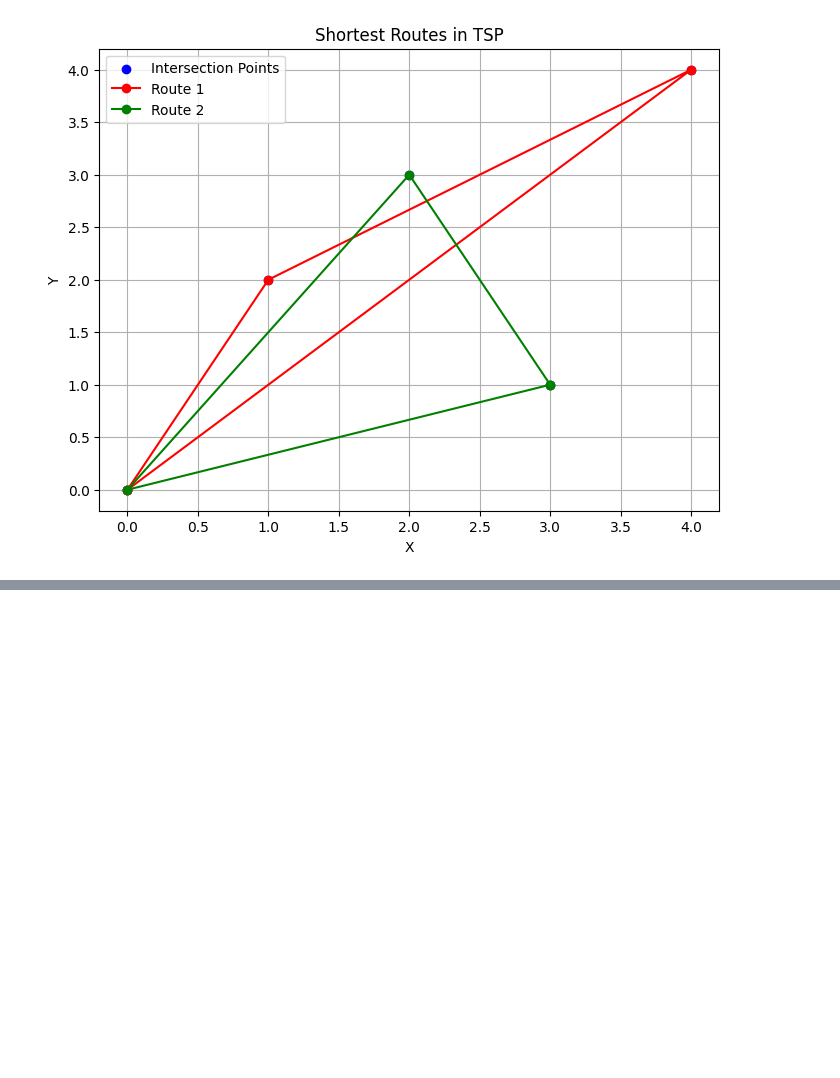
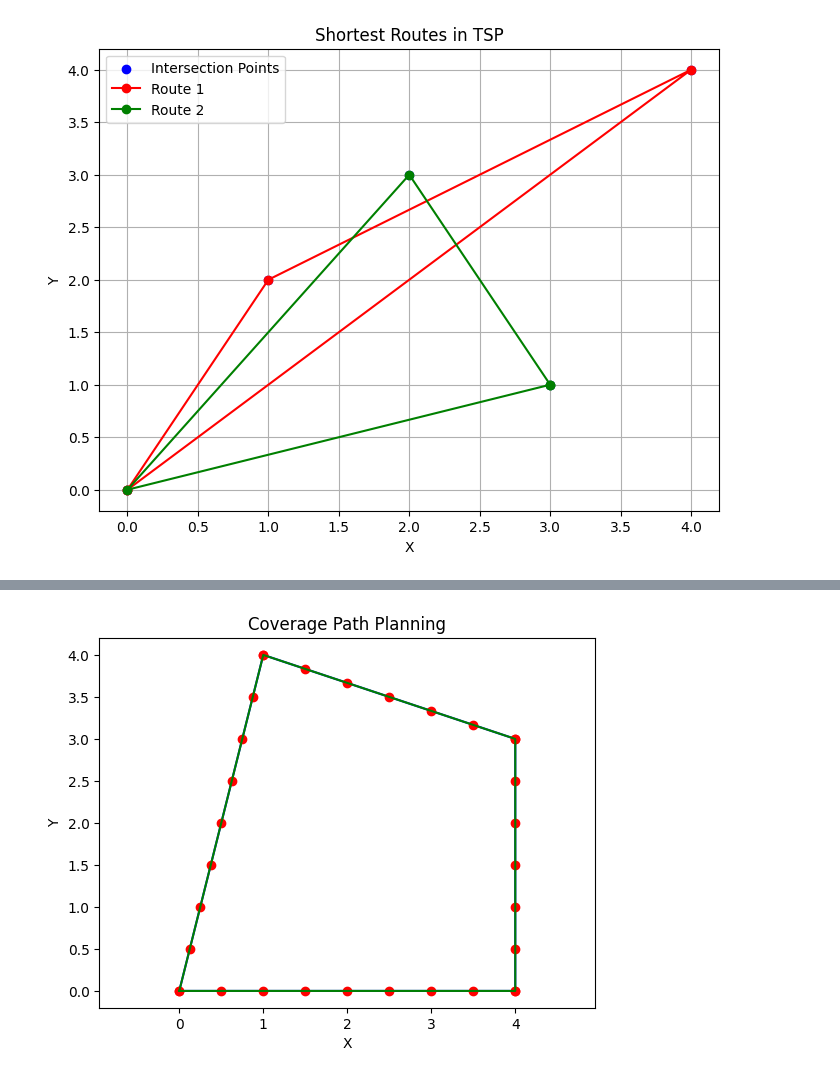
Before and after one commit to dorndorn54/python, a Jupyter notebook: drone_sim/test.ipynb, the cells around one changed output, grey strips where cells are left out. Saved outputs shown, nothing was run; the diff lists cells and outputs as text; code cells hidden in the pictures; blank space fills up the shorter version.

```diff
--- a/drone_sim/test.ipynb
+++ b/drone_sim/test.ipynb
@@ -264,0 +370,72 @@ Drone segments: [[0, 1, 4], [2, 3, 0]]
+# %%
+import matplotlib.pyplot as plt
+from shapely.geometry import Polygon, LineString, Point
+import numpy as np
+
+def boustrophedon_sweep(polygon, step_size):
+    coverage_path = []
+
+    # Extract the exterior coordinates of the polygon
+    exterior_coords = polygon.exterior.coords[:]
+
+    # Iterate through the exterior coordinates
+    for i in range(len(exterior_coords) - 1):
+        v1 = exterior_coords[i]
+        v2 = exterior_coords[i + 1]
+
+        # Create a LineString segment between consecutive vertices
+        segment = LineString([v1, v2])
+
+        # Calculate the length of the segment
+        segment_length = segment.length
+
+        # Calculate the number of steps needed to cover the segment
+        num_steps = int(segment_length / step_size)
+
+        # Calculate the step size along the segment
+        dx = (v2[0] - v1[0]) / num_steps
+        dy = (v2[1] - v1[1]) / num_steps
+
+        # Iterate along the segment and add waypoints to the coverage path
+        for j in range(num_steps):
+            x = v1[0] + j * dx
+            y = v1[1] + j * dy
+
+            # Add waypoint to the coverage path
+            coverage_path.append(Point(x, y))
+
+        # Add the end vertex of the segment to the coverage path
+        coverage_path.append(Point(v2))
+
+    return coverage_path
+
+def plot_coverage_path(polygon, coverage_path):
+    # Plot the polygon and coverage path
+    fig, ax = plt.subplots()
+    x, y = polygon.exterior.xy
+    ax.plot(x, y, color='blue')
+
+    for point in coverage_path:
+        ax.plot(point.x, point.y, 'ro')
+
+    # Connect waypoints to form the coverage path
+    coverage_line = LineString(coverage_path)
+    x_line, y_line = coverage_line.xy
+    ax.plot(x_line, y_line, color='green')
+
+    # Set axis labels and title
+    ax.set_xlabel('X')
+    ax.set_ylabel('Y')
+    ax.set_title('Coverage Path Planning')
+
+    # Show the plot
+    plt.axis('equal')
+    plt.show()
+
+# Example usage
+polygon = Polygon([(0, 0), (4, 0), (4, 3), (1, 4)])
+step_size = 0.5
+coverage_path = boustrophedon_sweep(polygon, step_size)
+plot_coverage_path(polygon, coverage_path)
+# %% [output]
+[figure, added]
```
Also changed, not shown: parts of 6 cells of this notebook, 2 other files.
